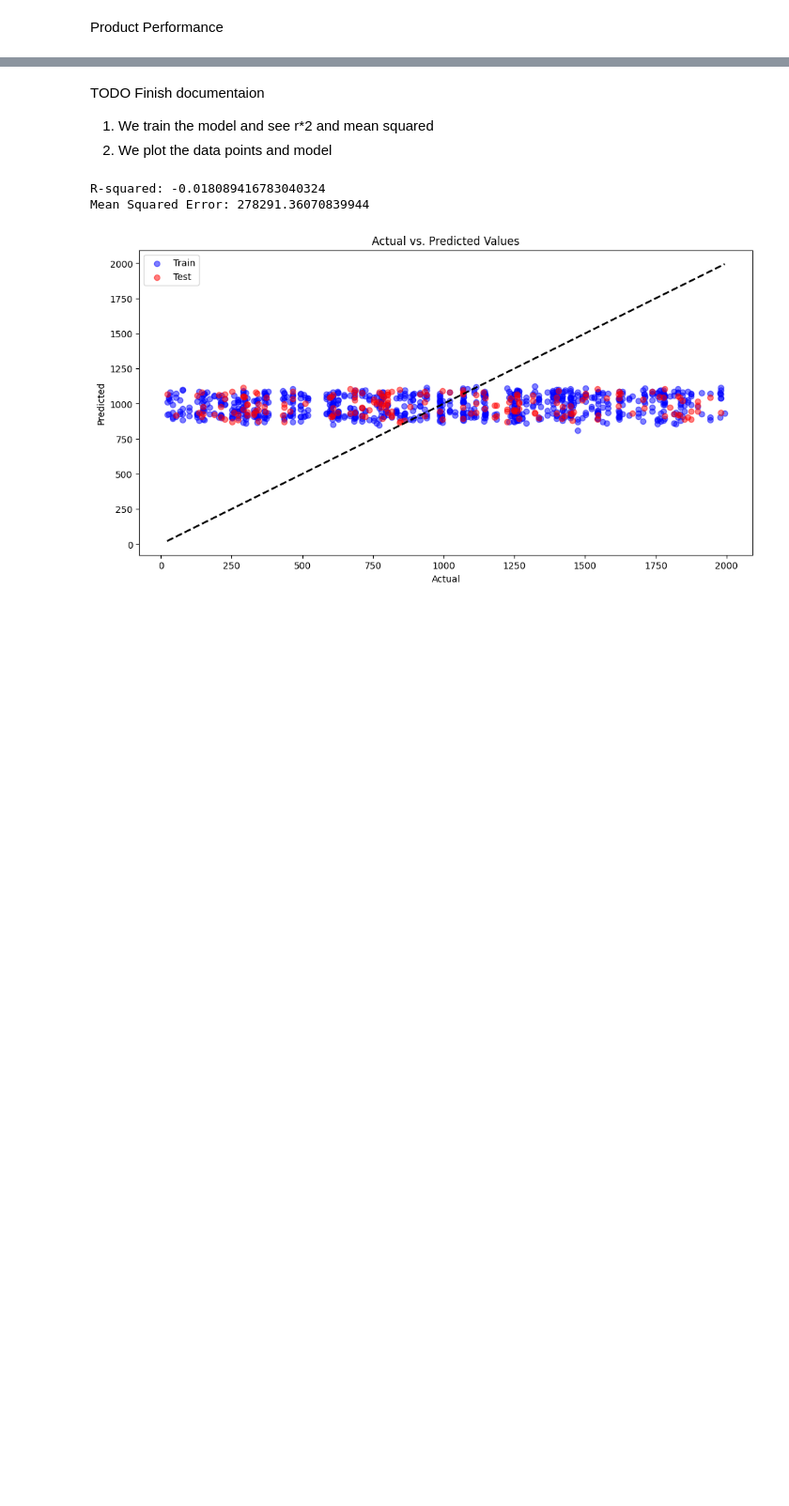
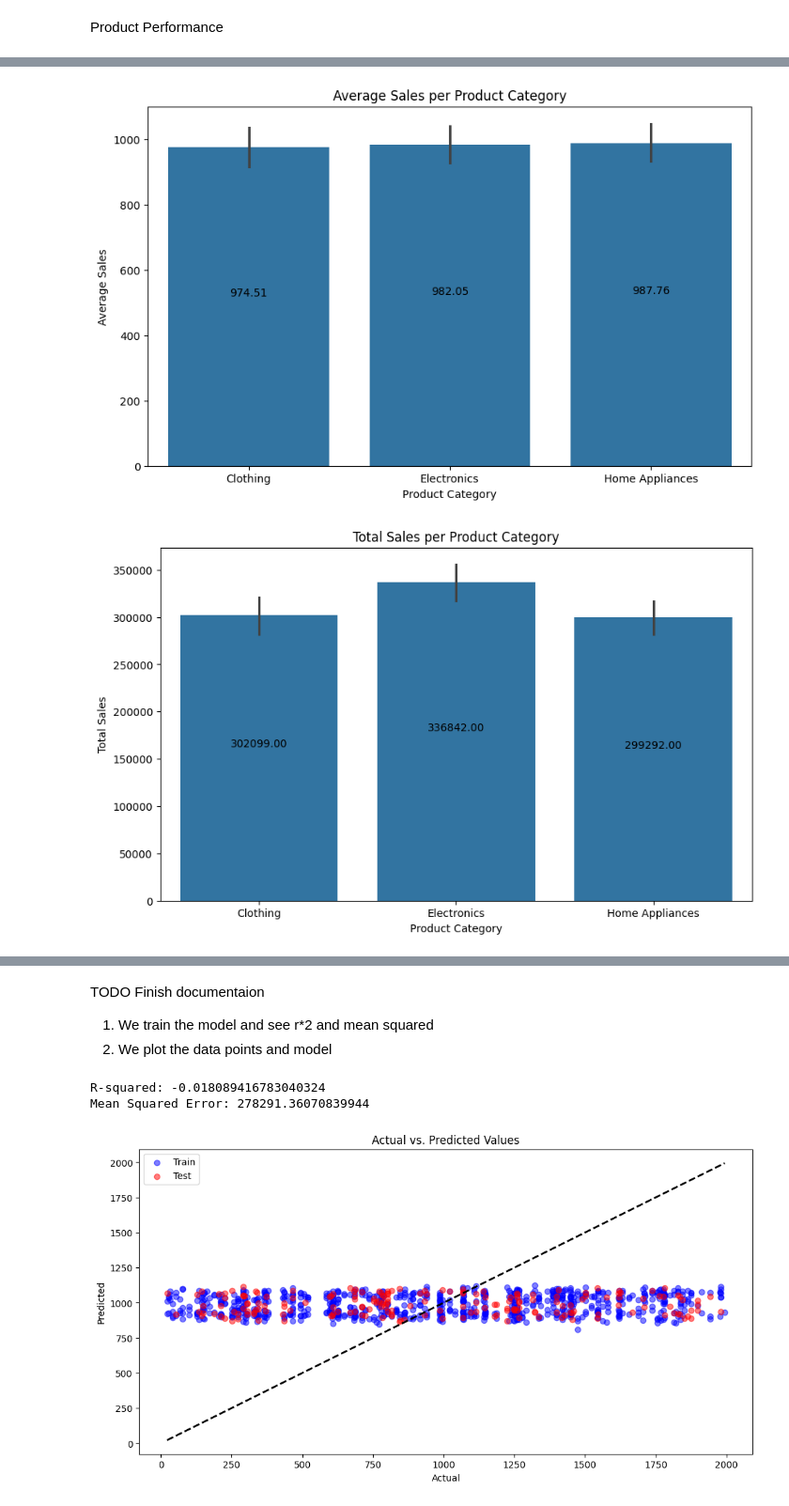
Before and after one commit to thekonang/Final-Project, a Jupyter notebook: DataAnalysis.ipynb, the cells around one changed output, grey strips where cells are left out. Shown at 94% size. Drawn from its saved outputs; the diff is of its cells as text; code cells hidden in the pictures; blank space fills up the shorter version.

```diff
--- a/DataAnalysis.ipynb
+++ b/DataAnalysis.ipynb
@@ -293,0 +273,17 @@ plt.show()
+# %%
+import numpy as np
+# Average sales per product category
+utils.plot_sales(sales_data , 'ProductCategory' , 'SalesAmount' , np.mean,
+                 'Average Sales per Product Category' , 'Product Category' ,  'Average Sales')
+
+utils.plot_sales(sales_data , 'ProductCategory' , 'SalesAmount' , np.sum,
+                 'Total Sales per Product Category' , 'Product Category' ,  'Total Sales')
+
+utils.plot_sales(sales_data, 'CustomerAge' , 'SalesAmount', np.sum,
+                 'Total Sales per Customer Age' ,'Customer Age' , 'Total Sales' )
+
+utils.plot_sales(sales_data, 'CustomerAge' , 'SalesAmount', np.mean,
+                 'Average Sales per Customer Age' ,'Customer Age' , 'Total Sales' )
+# %% [output]
+[figure, added]
+[figure, added]
```
Also changed, not shown: parts of 11 cells of this notebook, 2 other files.
